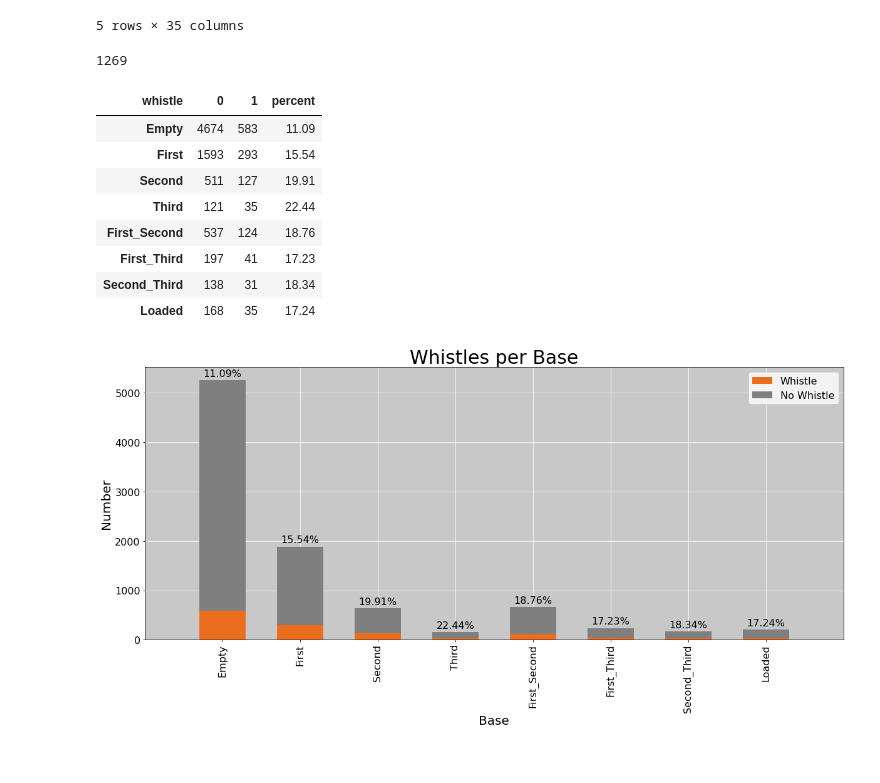
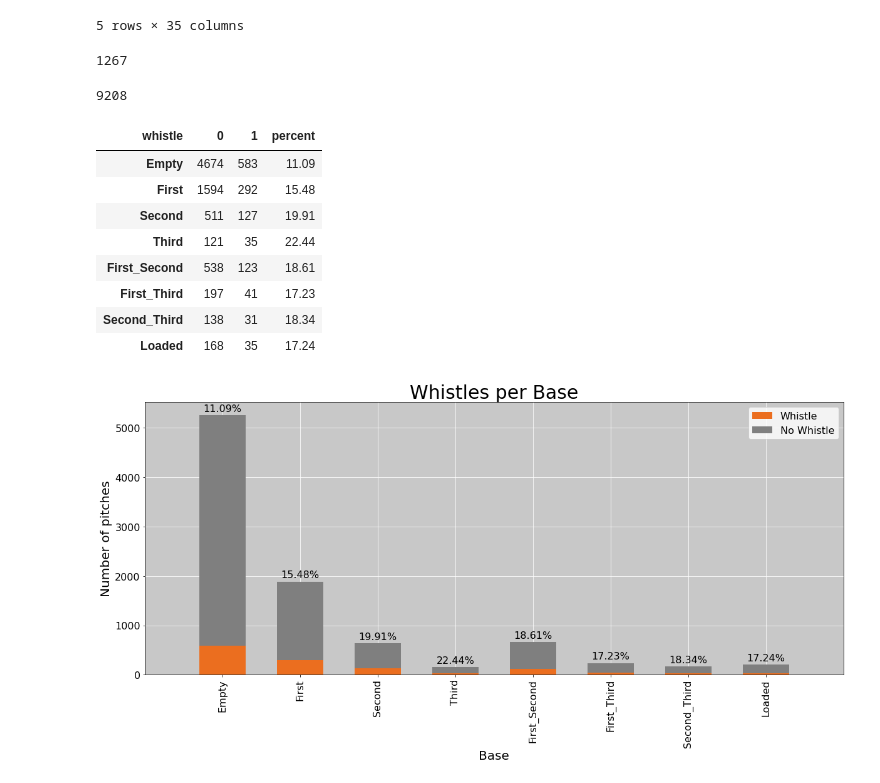
Before and after one commit to NATurner427/Turner-works, a Jupyter notebook: projects/HOUWHISTLE/graph.ipynb, the cells around one changed output. Cells and saved outputs as stored; diff of their text form; code cells hidden in the pictures.

```diff
--- a/projects/HOUWHISTLE/graph.ipynb
+++ b/projects/HOUWHISTLE/graph.ipynb
@@ -6,7 +6,7 @@ import matplotlib.pyplot as plt
 import mpl_toolkits.axisartist as axisartist
 import seaborn as sns
 # %%
-data=pd.read_csv('E://Astro/2018 season/2018 season pitch log.csv')
+data=pd.read_csv('C://Users/16142/Desktop/Astro/2018 season/2018 season pitch log.csv')
 dates=data['Date'].unique()
 data['Date']=pd.to_datetime(data['Date'])
 data['Date']=data['Date'].dt.date
@@ -395,7 +401,7 @@ ax.yaxis.grid(color='w')
 ax.xaxis.grid(color='w')
 
 ax.set_xlabel('Batter',fontsize=20)
-ax.set_ylabel('Number',fontsize=20)
+ax.set_ylabel('Number of Pitches',fontsize=20)
 ax.set_title('Whistles per Batter',fontsize=30)
 ax.set_xlim(-1,19)
 ax.set_facecolor((200/255,200/255,200/255,1))
@@ -471,19 +477,25 @@ on_base[0].sum()
 on_base[1].sum()
 #1269
 # %% [output]
-1269
+1267
+# %%
+7939+1269
+# %% [output]
+9208
 # %%
 on_base
 # %% [output]
 | whistle | 0 | 1 | percent |
 | Empty | 4674 | 583 | 11.09 |
-| First | 1593 | 293 | 15.54 |
+| First | 1594 | 292 | 15.48 |
 | Second | 511 | 127 | 19.91 |
 | Third | 121 | 35 | 22.44 |
-| First_Second | 537 | 124 | 18.76 |
+| First_Second | 538 | 123 | 18.61 |
 | First_Third | 197 | 41 | 17.23 |
 | Second_Third | 138 | 31 | 18.34 |
 | Loaded | 168 | 35 | 17.24 |
+# %%
+baselabels=on_base.index.values.tolist()
 # %%
 plt.rcParams.update({'font.size': 16})
 
@@ -491,32 +503,32 @@ fig=plt.figure(figsize=(20,8))
 ax=fig.add_subplot(111)
 
 p1=plt.bar(range(len(on_base)),on_base[1],color=(235/255,110/255,31/255,1),width=.6)
 p2=plt.bar(range(len(on_base)),(on_base[0]),color='tab:gray',width=.6,bottom=on_base[1])
 plt.xticks(range(len(on_base)),baselabels)
 ax.set_xticklabels(baselabels,rotation=90)
 
 ax.set_axisbelow(True)
 ax.yaxis.grid(color='w')
 ax.xaxis.grid(color='w')
 
 ax.set_xlabel('Base',fontsize=20)
-ax.set_ylabel('Number',fontsize=20)
+ax.set_ylabel('Number of pitches',fontsize=20)
 ax.set_title('Whistles per Base',fontsize=30)
 ax.set_xlim(-1,8)
 ax.set_facecolor((200/255,200/255,200/255,1))
 
 for rect1,rect2,text in zip(p1,p2,on_base['percent']):
     height = rect1.get_height()+rect2.get_height()
     ax.annotate(f'{text}%',
                 xy=(rect1.get_x() + rect1.get_width() / 2, height),
                 xytext=(0, 3),  # 3 points vertical offset
                 textcoords="offset points",
                 ha='center', va='bottom')
 
 ax.legend((p1, p2), ('Whistle','No Whistle'))
 
 on_base.to_csv('E://Astro/2018 season/Whistles_base.csv')
 
 fig.savefig('E://Astro/2018 season/Whistles_base.tif',dpi=150,bbox_inches='tight')
 # %% [output]
-[figure, old version]
+[figure, new version]
```
Also changed, not shown: parts of 10 cells of this notebook, 1 other file.
